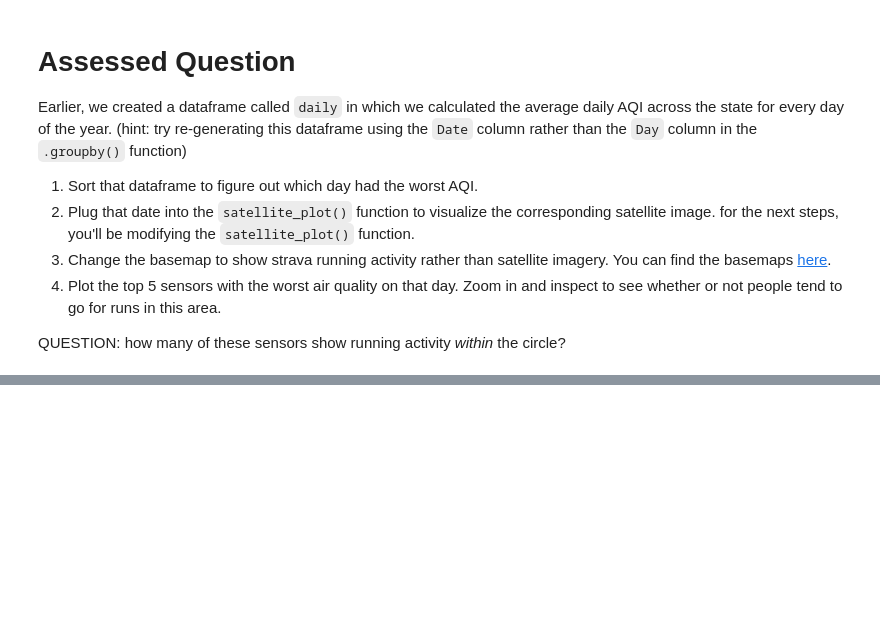
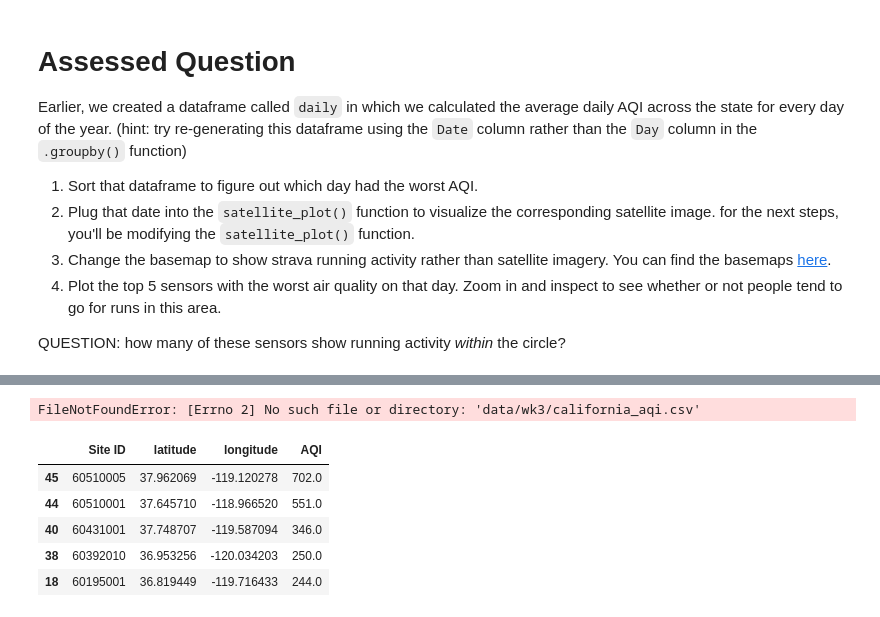
Before and after one commit to ClaraMourgueDAlgue/QM2, a Jupyter notebook: notebooks/W03. Spatial Data.ipynb, the cells around one changed output, grey strips where cells are left out. Saved outputs shown, nothing was run; the diff lists cells and outputs as text; code cells hidden in the pictures; blank space fills up the shorter version.

```diff
--- a/notebooks/W03. Spatial Data.ipynb
+++ b/notebooks/W03. Spatial Data.ipynb
@@ -520,0 +632,54 @@ mkdir: cannot create directory ‘data/wk3’: File exists
+# %%
+from datetime import datetime
+from ipyleaflet import Map, basemaps, basemap_to_tiles,Circle
+from ipywidgets import HTML
+import pandas as pd
+import matplotlib
+
+def strava_plot(date):
+
+  ymd=datetime.strptime(date, '%d-%m-%Y').strftime('%Y-%m-%d')
+
+  strava_map = Map(basemap=basemaps.Strava.run,
+    center=(36.77, -119.41),
+    zoom=6,
+  )
+
+  strava_map.layout.height = '700px'
+
+  one_day=df[df['Date']==pd.to_datetime(date)]
+
+  # Find the top 5 sensors on this specific date
+  top5_date = (one_day
+        .groupby(['Site ID', 'latitude', 'longitude', 'Site Name'], as_index=False)['AQI']
+        .mean()
+        .nlargest(5, 'AQI'))
+
+
+  for index, row in top5_date.iterrows():
+    color=matplotlib.colors.rgb2hex(aqi_colors(row['AQI']))
+    point=Circle(location=(row['latitude'],row['longitude']), color=color)
+    point.popup = HTML(str(row['Site Name']))
+    strava_map.add_layer(point)
+  return strava_map
+
+df=pd.read_csv('data/wk3/california_aqi.csv')
+df['Date']=pd.to_datetime(df['Date'])
+strava_plot('14-09-2020')
+# %% [output]
+FileNotFoundError: [Errno 2] No such file or directory: 'data/wk3/california_aqi.csv'
+# %%
+day=pd.to_datetime('2020-09-14')
+
+worst_day_df = df[df['Date'] == day]
+
+top5 = worst_day_df.groupby(['Site ID' , 'latitude' , 'longitude' ], as_index=False)['AQI'].mean().nlargest(5, 'AQI')
+
+top5
+# %% [output]
+|  | Site ID | latitude | longitude | AQI |
+| 45 | 60510005 | 37.962069 | -119.120278 | 702.0 |
+| 44 | 60510001 | 37.645710 | -118.966520 | 551.0 |
+| 40 | 60431001 | 37.748707 | -119.587094 | 346.0 |
+| 38 | 60392010 | 36.953256 | -120.034203 | 250.0 |
+| 18 | 60195001 | 36.819449 | -119.716433 | 244.0 |
```
Also changed, not shown: parts of 9 cells of this notebook.
